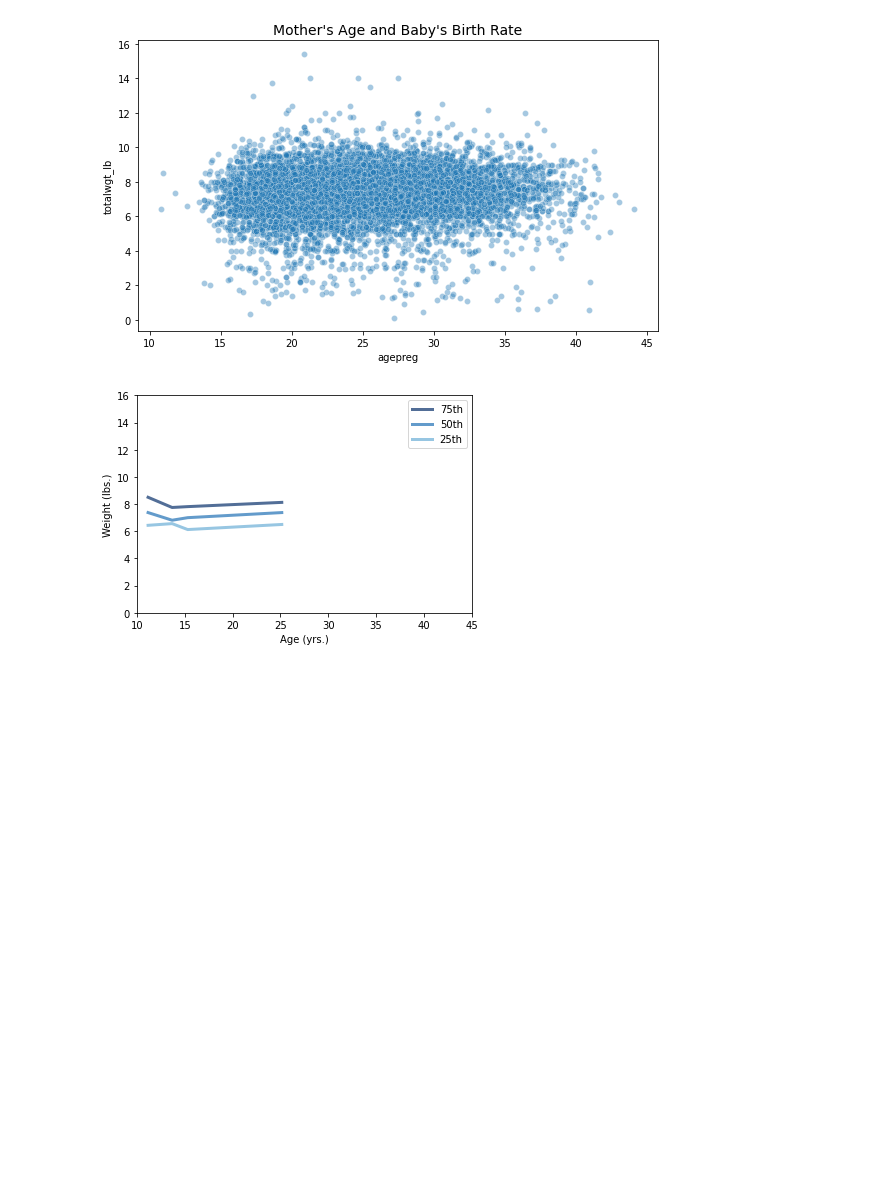
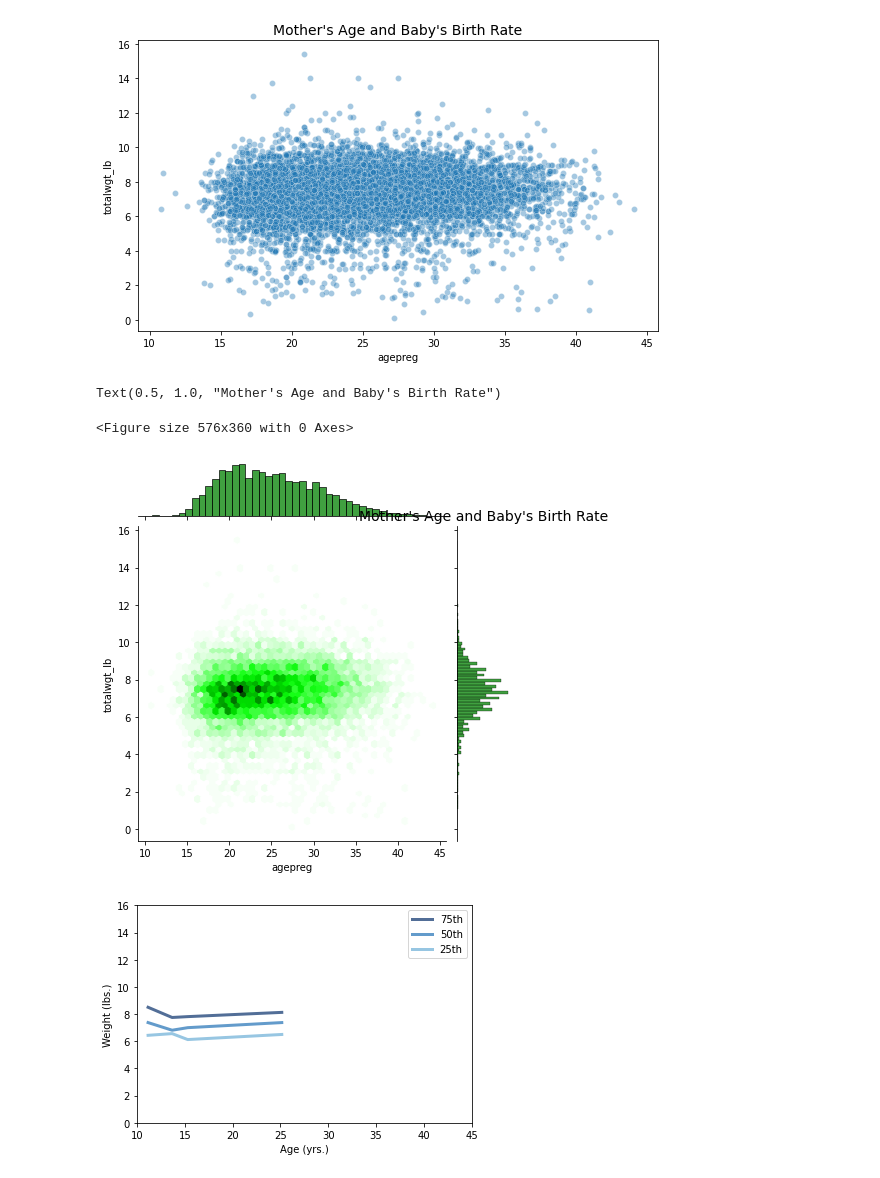
Before and after one commit to Morgan-Sell/ThinkStats2, a Jupyter notebook: code/chap07ex.ipynb, the cells around one changed output. Saved outputs shown, nothing was run; the diff lists cells and outputs as text; code cells hidden in the pictures; blank space fills up the shorter version.

```diff
--- a/code/chap07ex.ipynb
+++ b/code/chap07ex.ipynb
@@ -344,6 +329,16 @@ ax.set_title("Mother's Age and Baby's Birth Rate", fontsize=14)
 fig.tight_layout();
 # %% [output]
 [figure]
+# %%
+plt.figure(figsize=(8,5))
+
+ax = sns.jointplot(x='agepreg', color='green', y='totalwgt_lb', data=live, kind='hex')
+plt.title("Mother's Age and Baby's Birth Rate", fontsize=14)
+p.tight_layout();
+# %% [output]
+Text(0.5, 1.0, "Mother's Age and Baby's Birth Rate")
+<Figure size 576x360 with 0 Axes>
+[figure, added]
 # %%
 # Solution goes here
 bins = np.arange(2, 18, 2)
```
Also changed, not shown: parts of 1 cell of this notebook, 2 other files.
